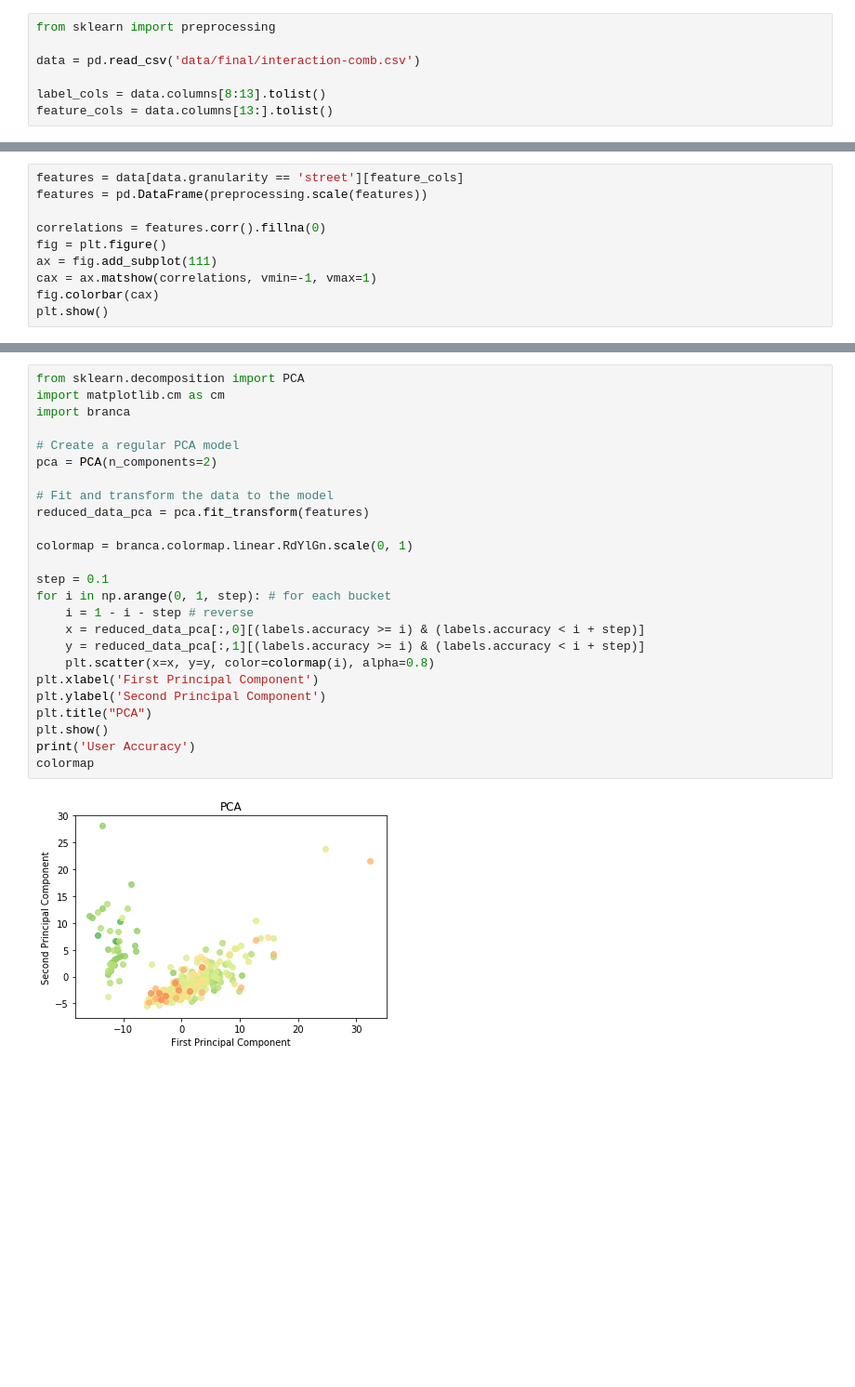
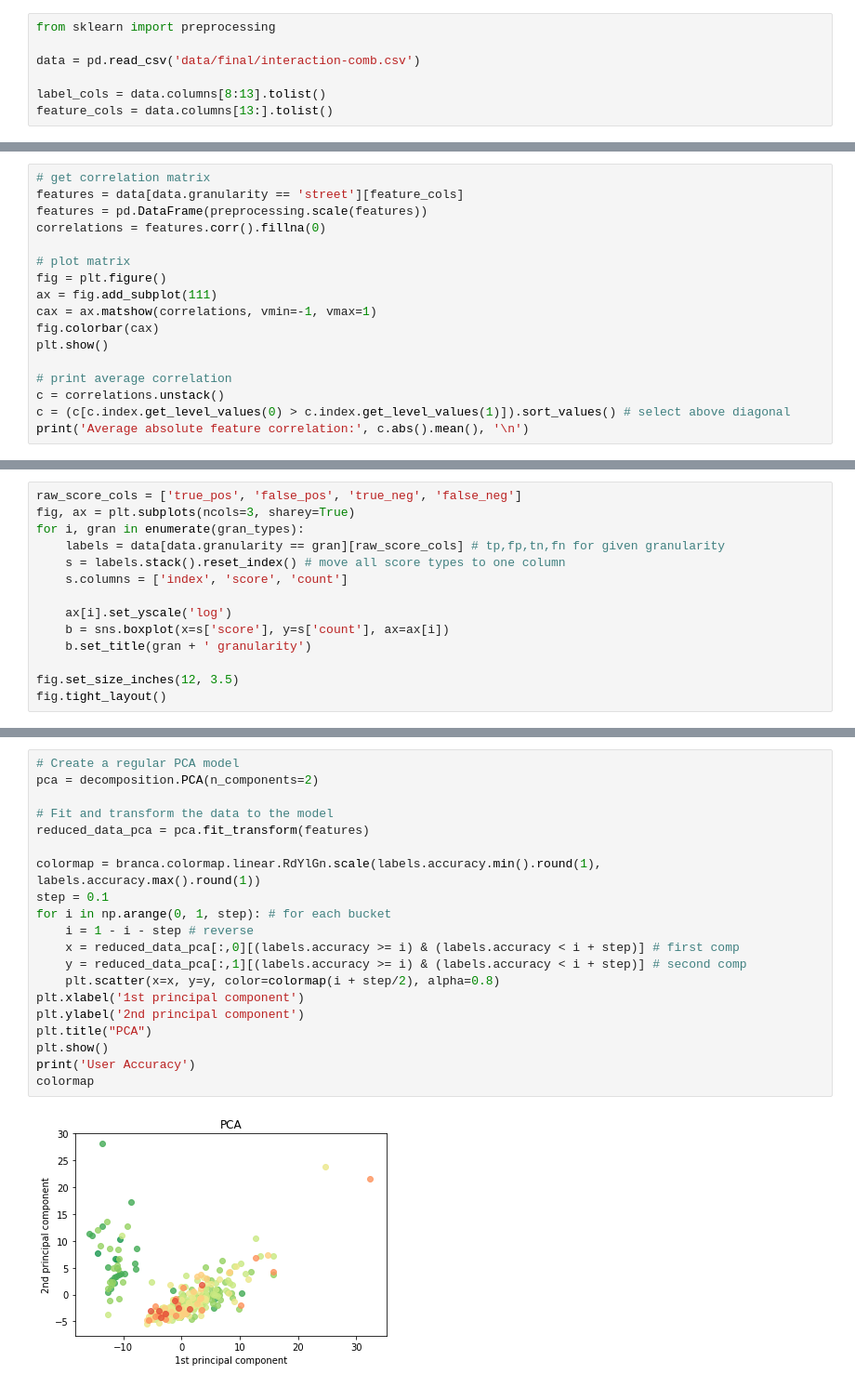
Before and after one commit to johannkm/cmsc499A, a Jupyter notebook: Report.ipynb, the cells around one changed output, grey strips where cells are left out. Shown at 93% size. Saved outputs shown, nothing was run; the diff lists cells and outputs as text; blank space fills up the shorter version.

```diff
--- a/Report.ipynb
+++ b/Report.ipynb
@@ -134,13 +143,20 @@ We have more features than samples, meaning our data is probably sparse.
 
 #### Feature correlation
 # %%
+# get correlation matrix
 features = data[data.granularity == 'street'][feature_cols]
 features = pd.DataFrame(preprocessing.scale(features))
+correlations = features.corr().fillna(0)
 
-correlations = features.corr().fillna(0)
+# plot matrix
 fig = plt.figure()
 ax = fig.add_subplot(111)
 cax = ax.matshow(correlations, vmin=-1, vmax=1)
 fig.colorbar(cax)
 plt.show()
+
+# print average correlation
+c = correlations.unstack()
+c = (c[c.index.get_level_values(0) > c.index.get_level_values(1)]).sort_values() # select above diagonal
+print('Average absolute feature correlation:', c.abs().mean(), '\n')
 # %% [output]
@@ -147,0 +220,14 @@ plt.show()
+# %%
+raw_score_cols = ['true_pos', 'false_pos', 'true_neg', 'false_neg']
+fig, ax = plt.subplots(ncols=3, sharey=True)
+for i, gran in enumerate(gran_types):
+    labels = data[data.granularity == gran][raw_score_cols] # tp,fp,tn,fn for given granularity
+    s = labels.stack().reset_index() # move all score types to one column
+    s.columns = ['index', 'score', 'count']
+
+    ax[i].set_yscale('log')
+    b = sns.boxplot(x=s['score'], y=s['count'], ax=ax[i])
+    b.set_title(gran + ' granularity')
+
+fig.set_size_inches(12, 3.5)
+fig.tight_layout()
@@ -148,29 +262,24 @@ plt.show()
 # %%
-from sklearn.decomposition import PCA
-import matplotlib.cm as cm
-import branca
-
 # Create a regular PCA model
-pca = PCA(n_components=2)
+pca = decomposition.PCA(n_components=2)
 
 # Fit and transform the data to the model
 reduced_data_pca = pca.fit_transform(features)
 
-colormap = branca.colormap.linear.RdYlGn.scale(0, 1)
-
+colormap = branca.colormap.linear.RdYlGn.scale(labels.accuracy.min().round(1), labels.accuracy.max().round(1))
 step = 0.1
 for i in np.arange(0, 1, step): # for each bucket
     i = 1 - i - step # reverse
-    x = reduced_data_pca[:,0][(labels.accuracy >= i) & (labels.accuracy < i + step)]
-    y = reduced_data_pca[:,1][(labels.accuracy >= i) & (labels.accuracy < i + step)]
-    plt.scatter(x=x, y=y, color=colormap(i), alpha=0.8)
-plt.xlabel('First Principal Component')
-plt.ylabel('Second Principal Component')
+    x = reduced_data_pca[:,0][(labels.accuracy >= i) & (labels.accuracy < i + step)] # first comp
+    y = reduced_data_pca[:,1][(labels.accuracy >= i) & (labels.accuracy < i + step)] # second comp
+    plt.scatter(x=x, y=y, color=colormap(i + step/2), alpha=0.8)
+plt.xlabel('1st principal component')
+plt.ylabel('2nd principal component')
 plt.title("PCA")
 plt.show()
 print('User Accuracy')
 colormap
 # %% [output]
-[figure, old version]
+[figure, new version]
 User Accuracy
 <branca.colormap.LinearColormap at 0x...>
```
Also changed, not shown: parts of 34 cells of this notebook.
